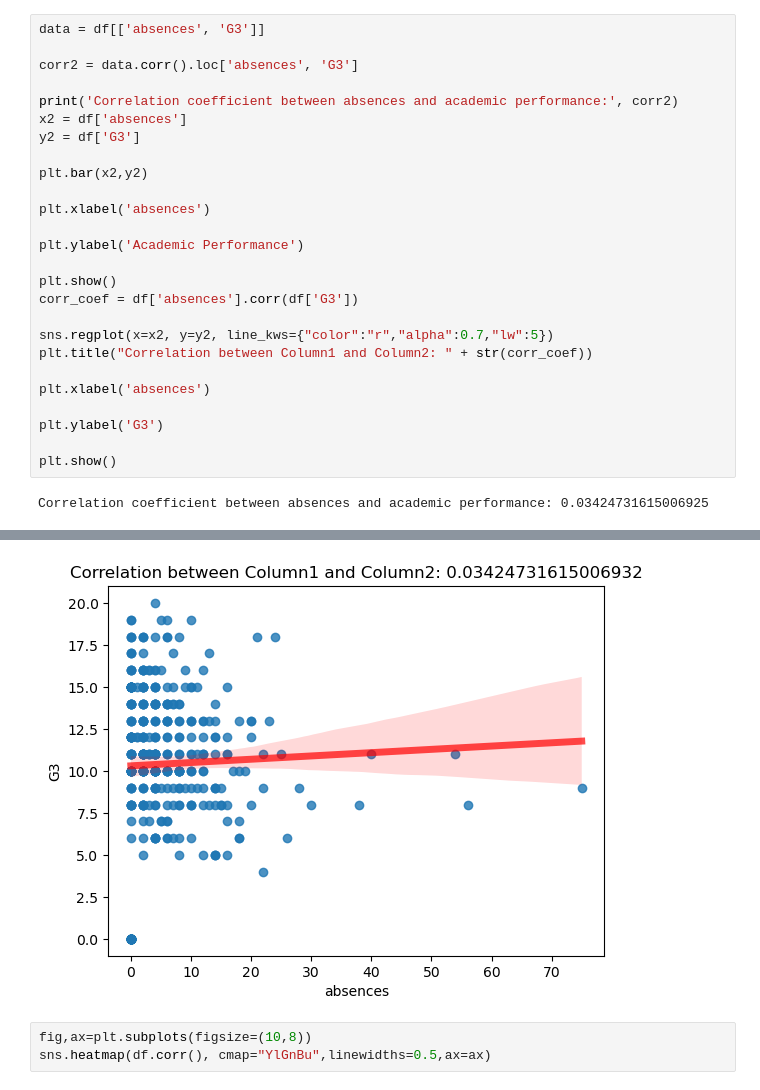
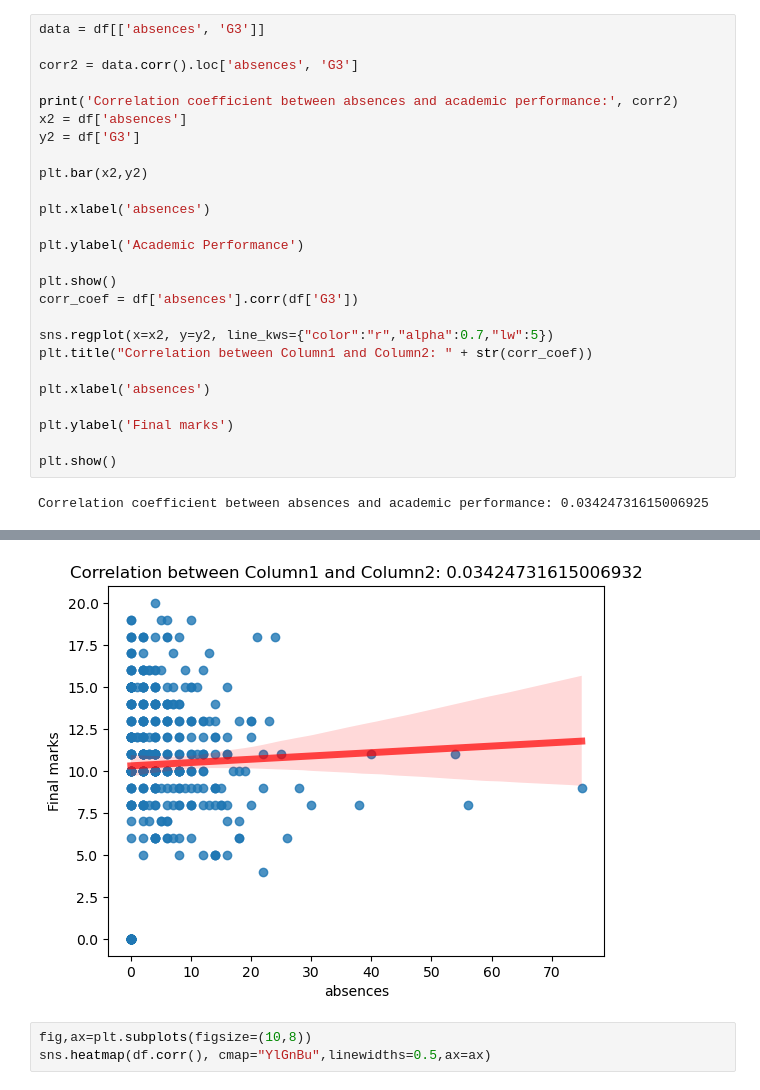
Before and after one commit to DMad19/project, a Jupyter notebook: project.ipynb, the cells around one changed output, grey strips where cells are left out. Cells and saved outputs as stored; diff of their text form.

```diff
--- a/project.ipynb
+++ b/project.ipynb
@@ -96,33 +96,33 @@ Correlation coefficient between Mother Education and Academic Performance: 0.217
 # %%
 data = df[['absences', 'G3']]
 
 corr2 = data.corr().loc['absences', 'G3']
 
 print('Correlation coefficient between absences and academic performance:', corr2)
 x2 = df['absences']
 y2 = df['G3']
 
 plt.bar(x2,y2)
 
 plt.xlabel('absences')
 
 plt.ylabel('Academic Performance')
 
 plt.show()
 corr_coef = df['absences'].corr(df['G3'])
 
 sns.regplot(x=x2, y=y2, line_kws={"color":"r","alpha":0.7,"lw":5})
 plt.title("Correlation between Column1 and Column2: " + str(corr_coef))
 
 plt.xlabel('absences')
 
-plt.ylabel('G3')
+plt.ylabel('Final marks')
 
 plt.show()
 # %% [output]
 Correlation coefficient between absences and academic performance: 0.03424731615006925
 [figure]
-[figure, old version]
+[figure, new version]
 # %%
 fig,ax=plt.subplots(figsize=(10,8))
 sns.heatmap(df.corr(), cmap="YlGnBu",linewidths=0.5,ax=ax)
```
Also changed, not shown: parts of 7 cells of this notebook.
